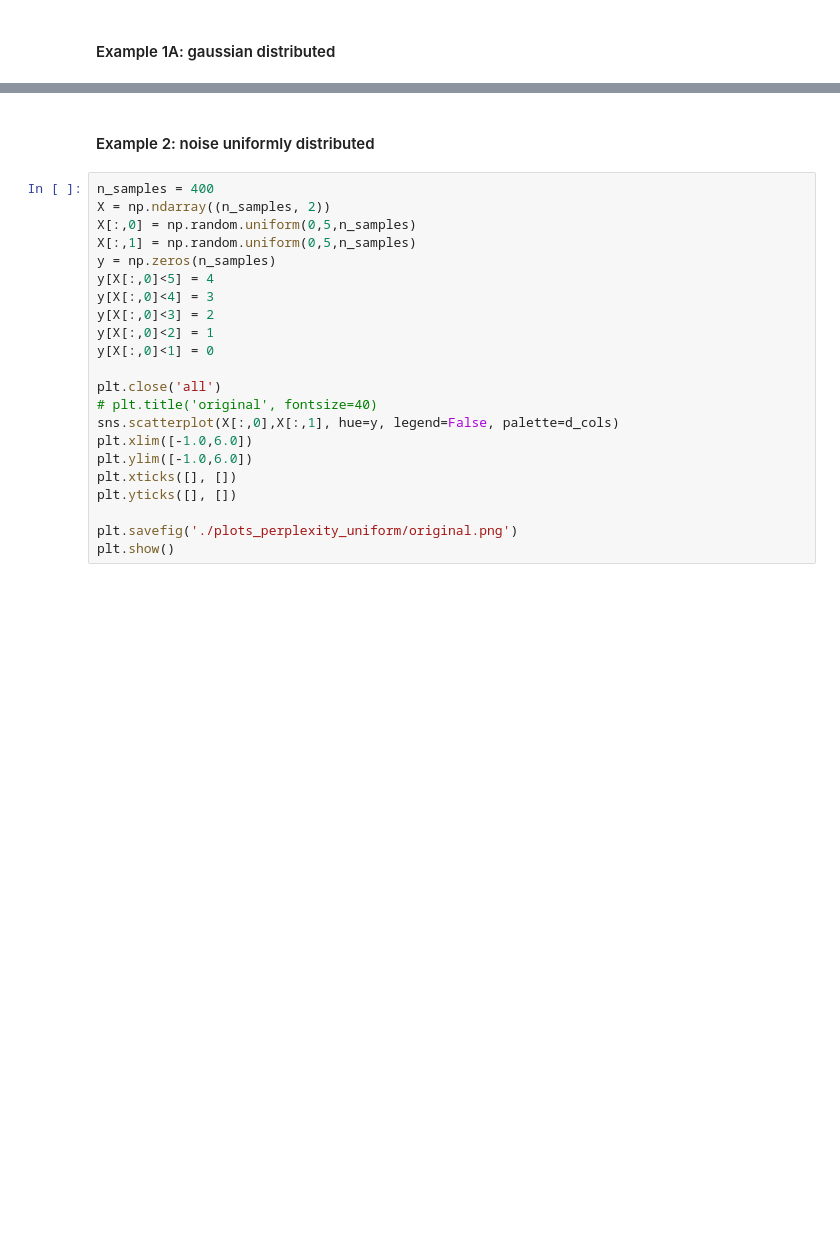
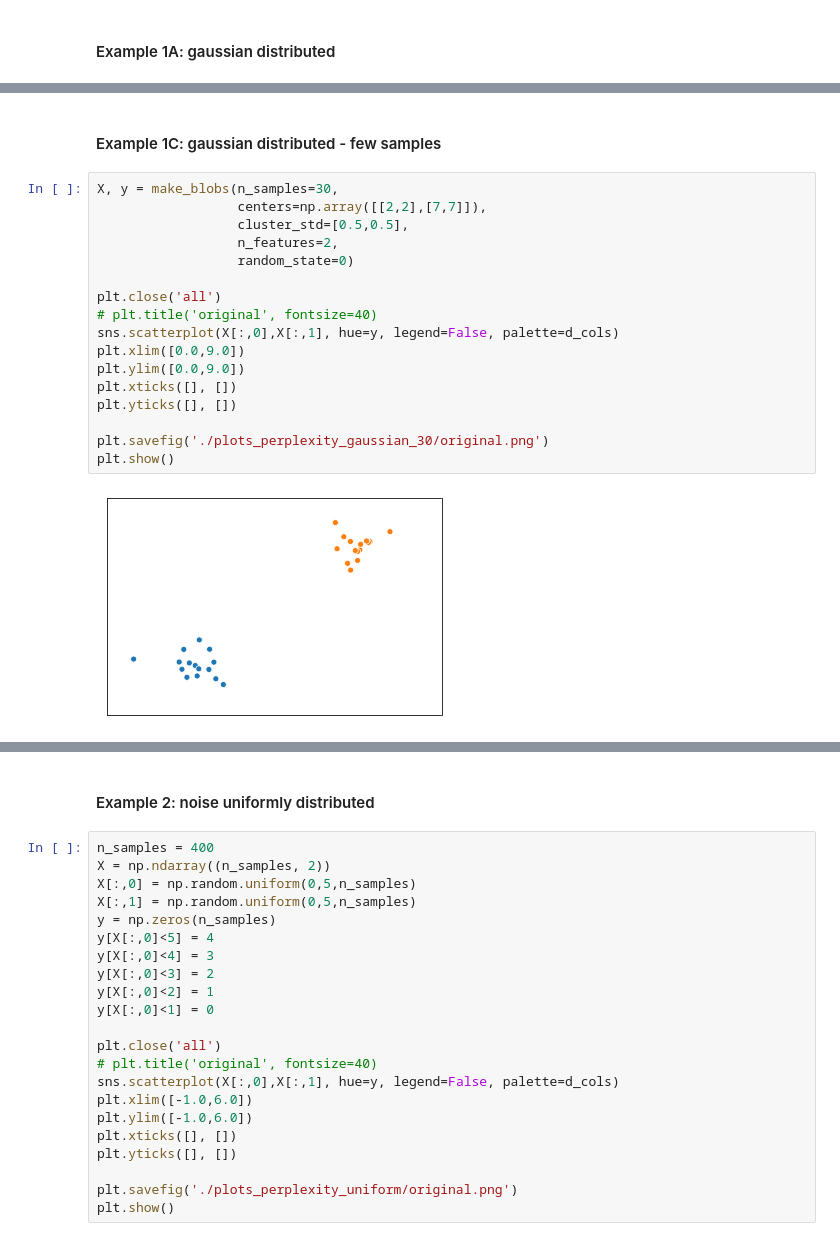
Before and after one commit to cvweis/2019-12-tSNE-intradepartmental-seminar, a Jupyter notebook: tutorial.ipynb, the cells around one changed output, grey strips where cells are left out. Drawn from its saved outputs; the diff is of its cells as text; blank space fills up the shorter version.

```diff
--- a/tutorial.ipynb
+++ b/tutorial.ipynb
@@ -59,0 +107,21 @@ for p in [2,5,15,30,50,75,100]:
+# %% [markdown]
+#### Example 1C: gaussian distributed - few samples
+# %%
+X, y = make_blobs(n_samples=30,
+                  centers=np.array([[2,2],[7,7]]),
+                  cluster_std=[0.5,0.5],
+                  n_features=2,
+                  random_state=0)
+
+plt.close('all')
+# plt.title('original', fontsize=40)
+sns.scatterplot(X[:,0],X[:,1], hue=y, legend=False, palette=d_cols)
+plt.xlim([0.0,9.0])
+plt.ylim([0.0,9.0])
+plt.xticks([], [])
+plt.yticks([], [])
+
+plt.savefig('./plots_perplexity_gaussian_30/original.png')
+plt.show()
+# %% [output]
+[figure, added]
```
Also changed, not shown: parts of 20 cells of this notebook, 27 other files.
